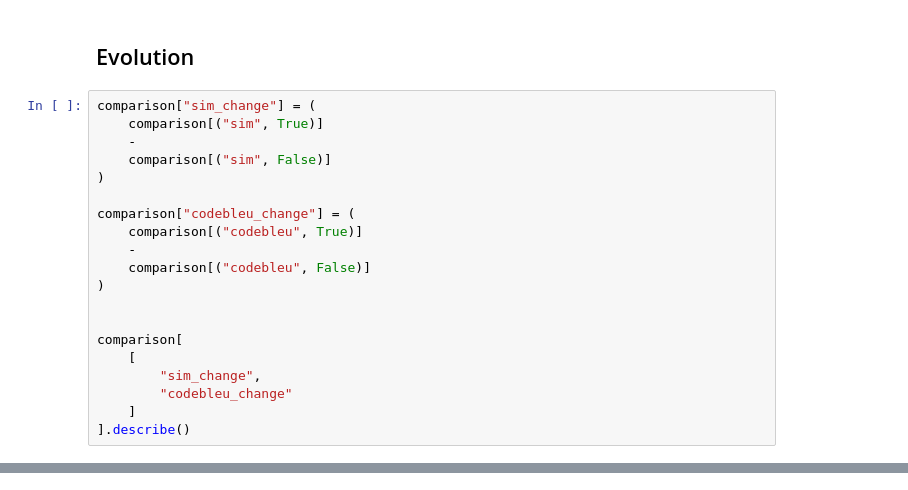
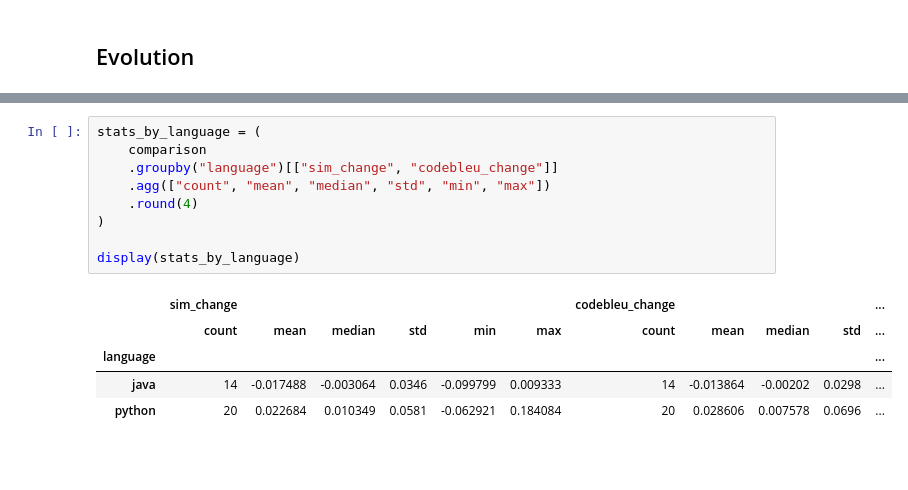
Before and after one commit to lucianoMarchezan/codehistorian-extractor, a Jupyter notebook: analysis/RQ1/RQ1.ipynb, the cells around one changed output, grey strips where cells are left out. Drawn from its saved outputs; the diff is of its cells as text; blank space fills up the shorter version.

```diff
--- a/analysis/RQ1/RQ1.ipynb
+++ b/analysis/RQ1/RQ1.ipynb
@@ -245,22 +286,2 @@ display(comparison.head(10))
 # %% [markdown]
 ## Evolution
-# %%
-comparison["sim_change"] = (
-    comparison[("sim", True)]
-    -
-    comparison[("sim", False)]
-)
-
-comparison["codebleu_change"] = (
-    comparison[("codebleu", True)]
-    -
-    comparison[("codebleu", False)]
-)
-
-
-comparison[
-    [
-        "sim_change",
-        "codebleu_change"
-    ]
-].describe()
@@ -277,0 +288,15 @@ comparison[
+# %%
+stats_by_language = (
+    comparison
+    .groupby("language")[["sim_change", "codebleu_change"]]
+    .agg(["count", "mean", "median", "std", "min", "max"])
+    .round(4)
+)
+
+display(stats_by_language)
+# %% [output]
+|  | sim_change |  |  |  |  |  | codebleu_change |  |  |  | ... |
+|  | count | mean | median | std | min | max | count | mean | median | std | ... |
+| language |  |  |  |  |  |  |  |  |  |  | ... |
+| java | 14 | -0.017488 | -0.003064 | 0.0346 | -0.099799 | 0.009333 | 14 | -0.013864 | -0.00202 | 0.0298 | ... |
+| python | 20 | 0.022684 | 0.010349 | 0.0581 | -0.062921 | 0.184084 | 20 | 0.028606 | 0.007578 | 0.0696 | ... |
```
Also changed, not shown: parts of 7 cells of this notebook, 1 other file.
